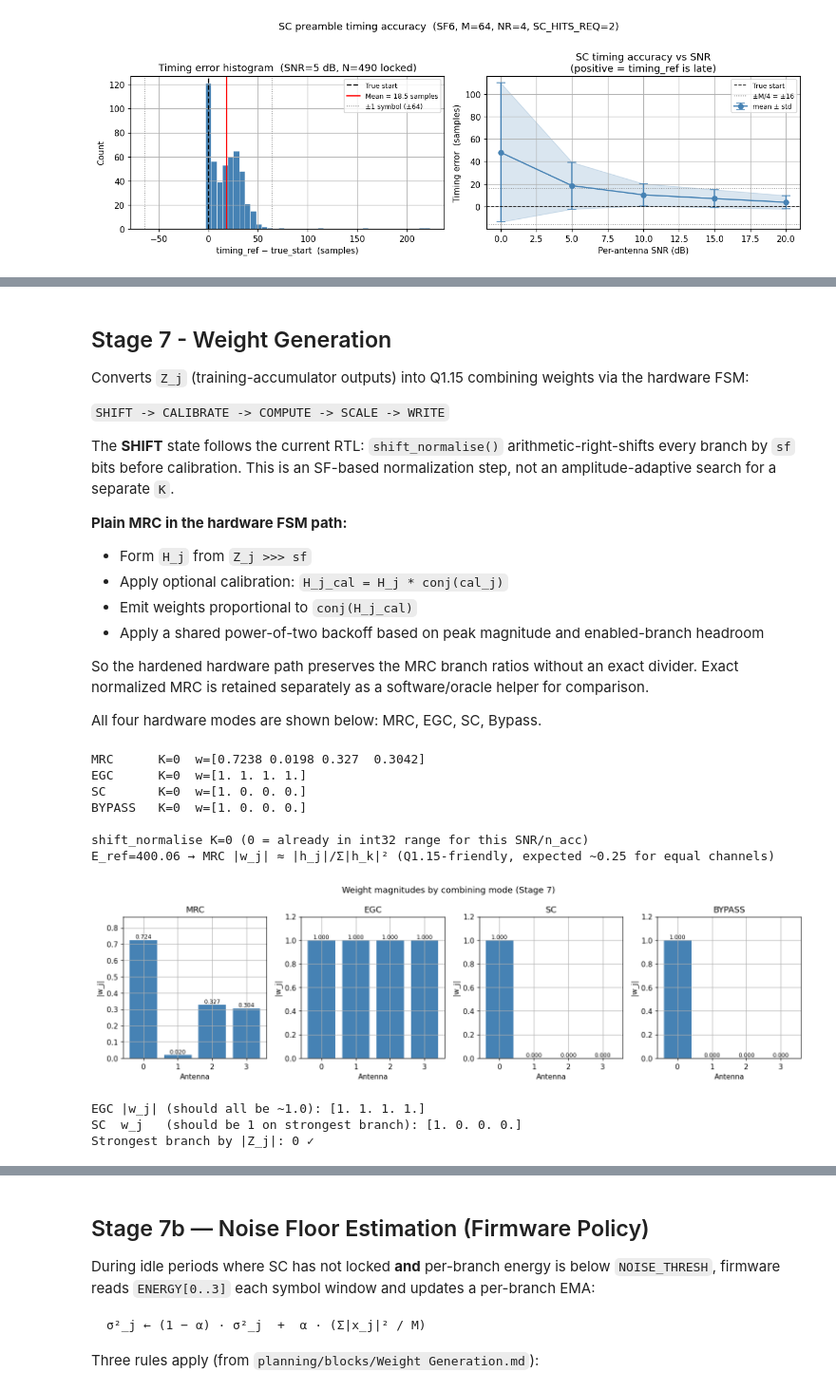
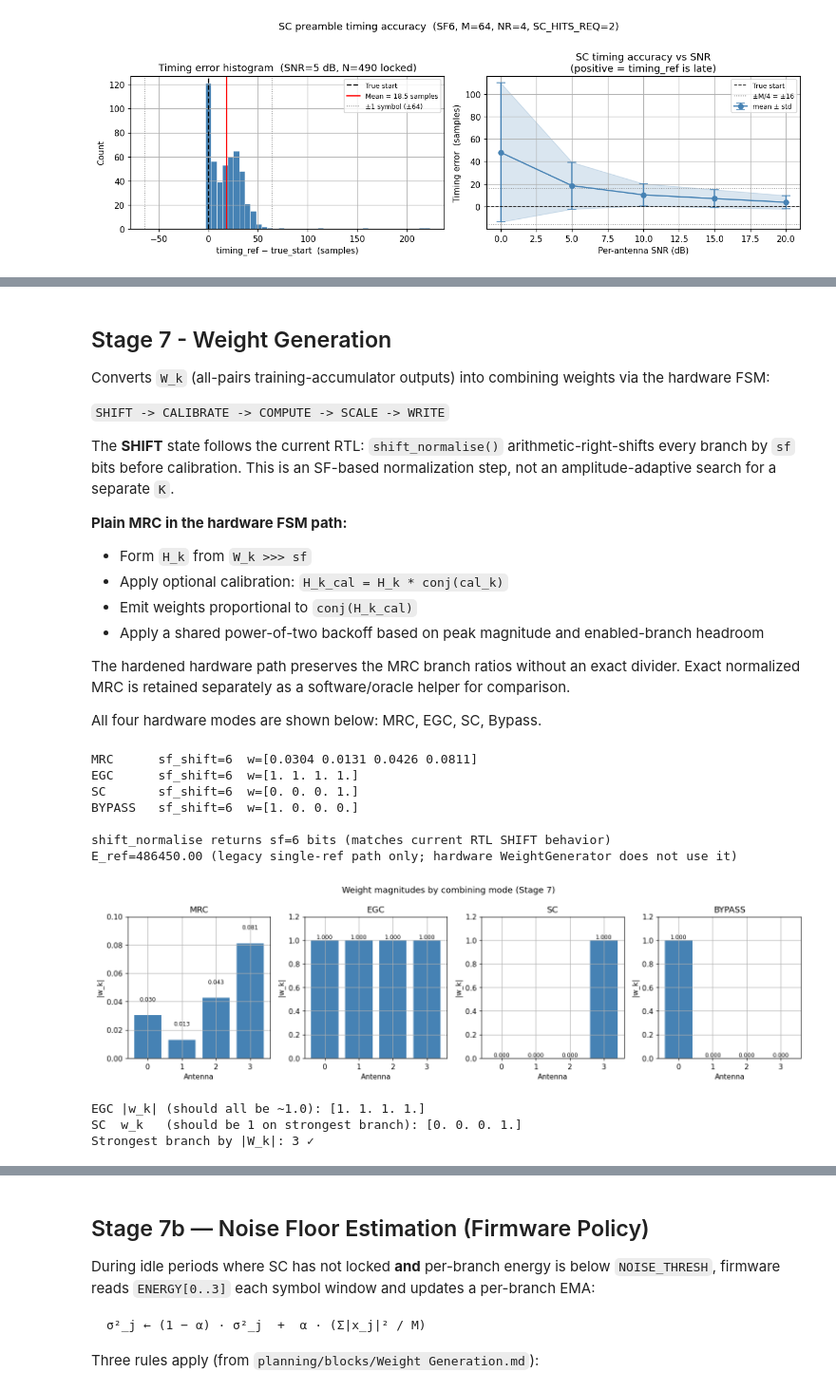
Before and after one commit to Sheffield-Chip-Design-Team/chipathon-2026-trouper, a Jupyter notebook: sim/notebooks/03_nonfft_dsp_chain.ipynb, the cells around one changed output, grey strips where cells are left out. Shown at 95% size. Saved outputs shown, nothing was run; the diff lists cells and outputs as text; code cells hidden in the pictures.

```diff
--- a/sim/notebooks/03_nonfft_dsp_chain.ipynb
+++ b/sim/notebooks/03_nonfft_dsp_chain.ipynb
@@ -198,3 +199,22 @@ print(f'8-bit saturated range: [{rx_8bit.real.min():.0f}, {rx_8bit.real.max():.0
 DC residual after removal (should be ~0): [0.0213  0.02144 0.05009 0.04669]
 Full-precision range: [-3.145, 3.302]
 8-bit saturated range: [-1, 1]
+# %%
+def to_int8_global(rx):
+    """Scale all branches by a single factor so peak → 120 (int8 headroom).
+
+    Uses one global scale across all NR branches so inter-branch amplitude
+    ratios are preserved — critical for correct MRC weighting.
+    Matches the RTL assumption: training_acc.v expects int8-amplitude inputs
+    and weight_gen.v SHIFT step is sized for |Z|/2^SF ≤ 8×127² < 2^18.
+    """
+    peak = np.max(np.abs(rx))
+    if peak == 0:
+        return rx.copy()
+    return np.round(rx * (120.0 / peak))
+
+
+rx_dcr_i8 = to_int8_global(rx_dcr)
+print(f'int8-scaled range: [{rx_dcr_i8.real.min():.0f}, {rx_dcr_i8.real.max():.0f}]')
+print(f'Expected W_k magnitude after scaling: ~{(np.max(np.abs(rx_dcr_i8))**2 * 333 / 3):.0f}'
+      f'  (was ~{(np.max(np.abs(rx_dcr))**2 * 333 / 3):.0f} float-scale)')
@@ -578,7 +618,7 @@ Chirp-ref ratio collapses at large / integer-bin CFO.
 # %% [markdown]
 ## Stage 7 - Weight Generation
 
-Converts `Z_j` (training-accumulator outputs) into Q1.15 combining weights via the hardware FSM:
+Converts `W_k` (all-pairs training-accumulator outputs) into combining weights via the hardware FSM:
 
 `SHIFT -> CALIBRATE -> COMPUTE -> SCALE -> WRITE`
 
@@ -586,58 +626,58 @@ The **SHIFT** state follows the current RTL: `shift_normalise()` arithmetic-righ
 
 **Plain MRC in the hardware FSM path:**
 
-- Form `H_j` from `Z_j >>> sf`
-- Apply optional calibration: `H_j_cal = H_j * conj(cal_j)`
-- Emit weights proportional to `conj(H_j_cal)`
+- Form `H_k` from `W_k >>> sf`
+- Apply optional calibration: `H_k_cal = H_k * conj(cal_k)`
+- Emit weights proportional to `conj(H_k_cal)`
 - Apply a shared power-of-two backoff based on peak magnitude and enabled-branch headroom
 
-So the hardened hardware path preserves the MRC branch ratios without an exact divider. Exact normalized MRC is retained separately as a software/oracle helper for comparison.
+The hardened hardware path preserves the MRC branch ratios without an exact divider. Exact normalized MRC is retained separately as a software/oracle helper for comparison.
 
 All four hardware modes are shown below: MRC, EGC, SC, Bypass.
 # %%
 modes = ['mrc', 'egc', 'sc', 'bypass']
 
 # WeightGenerator models the full hardware FSM (SHIFT->CALIBRATE->COMPUTE->SCALE).
-# The current hardware MRC path ignores E_ref; SHIFT is fixed at sf bits.
+# Inputs are the all-pairs W_k vectors from training_accumulate_allpairs().
 weights = {}
 for m in modes:
     wgen = WeightGenerator(mode=m)
-    w, K = wgen.process(Z_j, sf=SF)
+    w, K = wgen.process(W_k, sf=SF)
     weights[m] = w
     print(f'{m.upper():<8} sf_shift={K}  w={np.round(np.abs(w), 4)}')
 
 print()
-_, K_demo = shift_normalise(Z_j, sf=SF)
+_, K_demo = shift_normalise(W_k, sf=SF)
 print(f'shift_normalise returns sf={K_demo} bits (matches current RTL SHIFT behavior)')
-print(f'E_ref={E_ref:.2f} is reported for diagnostics/exact-MRC comparisons only; the hardware WeightGenerator path does not use it.')
+print(f'E_ref={E_ref:.2f} (legacy single-ref path only; hardware WeightGenerator does not use it)')
 
 fig, axes = plt.subplots(1, len(modes), figsize=(14, 4))
 for ax, mode in zip(axes, modes):
     w = weights[mode]
     ax.bar(range(NR), np.abs(w), color='steelblue')
     ax.set_title(mode.upper())
-    ax.set_xlabel('Antenna'); ax.set_ylabel('|w_j|')
+    ax.set_xlabel('Antenna'); ax.set_ylabel('|w_k|')
     ax.set_xticks(range(NR))
     ax.set_ylim(0, max(np.abs(w).max() * 1.2, 0.1))
     for j in range(NR):
         ax.text(j, np.abs(w[j]) + 0.01, f'{np.abs(w[j]):.3f}', ha='center', fontsize=8)
 plt.suptitle('Weight magnitudes by combining mode (Stage 7)'); plt.tight_layout()
 show()
 
 print()
-print('EGC |w_j| (should all be ~1.0):', np.abs(weights['egc']).round(4))
-print('SC  w_j   (should be 1 on strongest branch):', np.abs(weights['sc']).round(3))
-strongest = int(np.argmax(np.abs(Z_j)))
-print(f'Strongest branch by |Z_j|: {strongest}', '✓' if weights['sc'][strongest] > 0.5 else '✗ - check SC logic')
+print('EGC |w_k| (should all be ~1.0):', np.abs(weights['egc']).round(4))
+print('SC  w_k   (should be 1 on strongest branch):', np.abs(weights['sc']).round(3))
+strongest = int(np.argmax(np.abs(W_k)))
+print(f'Strongest branch by |W_k|: {strongest}', '✓' if weights['sc'][strongest] > 0.5 else '✗ - check SC logic')
 # %% [output]
-MRC      K=0  w=[0.7238 0.0198 0.327  0.3042]
-EGC      K=0  w=[1. 1. 1. 1.]
-SC       K=0  w=[1. 0. 0. 0.]
-BYPASS   K=0  w=[1. 0. 0. 0.]
+MRC      sf_shift=6  w=[0.0304 0.0131 0.0426 0.0811]
+EGC      sf_shift=6  w=[1. 1. 1. 1.]
+SC       sf_shift=6  w=[0. 0. 0. 1.]
+BYPASS   sf_shift=6  w=[1. 0. 0. 0.]
 
-shift_normalise K=0 (0 = already in int32 range for this SNR/n_acc)
-E_ref=400.06 → MRC |w_j| ≈ |h_j|/Σ|h_k|² (Q1.15-friendly, expected ~0.25 for equal channels)
+shift_normalise returns sf=6 bits (matches current RTL SHIFT behavior)
+E_ref=486450.00 (legacy single-ref path only; hardware WeightGenerator does not use it)
-[figure, old version]
+[figure, new version]
-EGC |w_j| (should all be ~1.0): [1. 1. 1. 1.]
-SC  w_j   (should be 1 on strongest branch): [1. 0. 0. 0.]
-Strongest branch by |Z_j|: 0 ✓
+EGC |w_k| (should all be ~1.0): [1. 1. 1. 1.]
+SC  w_k   (should be 1 on strongest branch): [0. 0. 0. 1.]
+Strongest branch by |W_k|: 3 ✓
```
Also changed, not shown: parts of 24 cells of this notebook, 1 other file.
